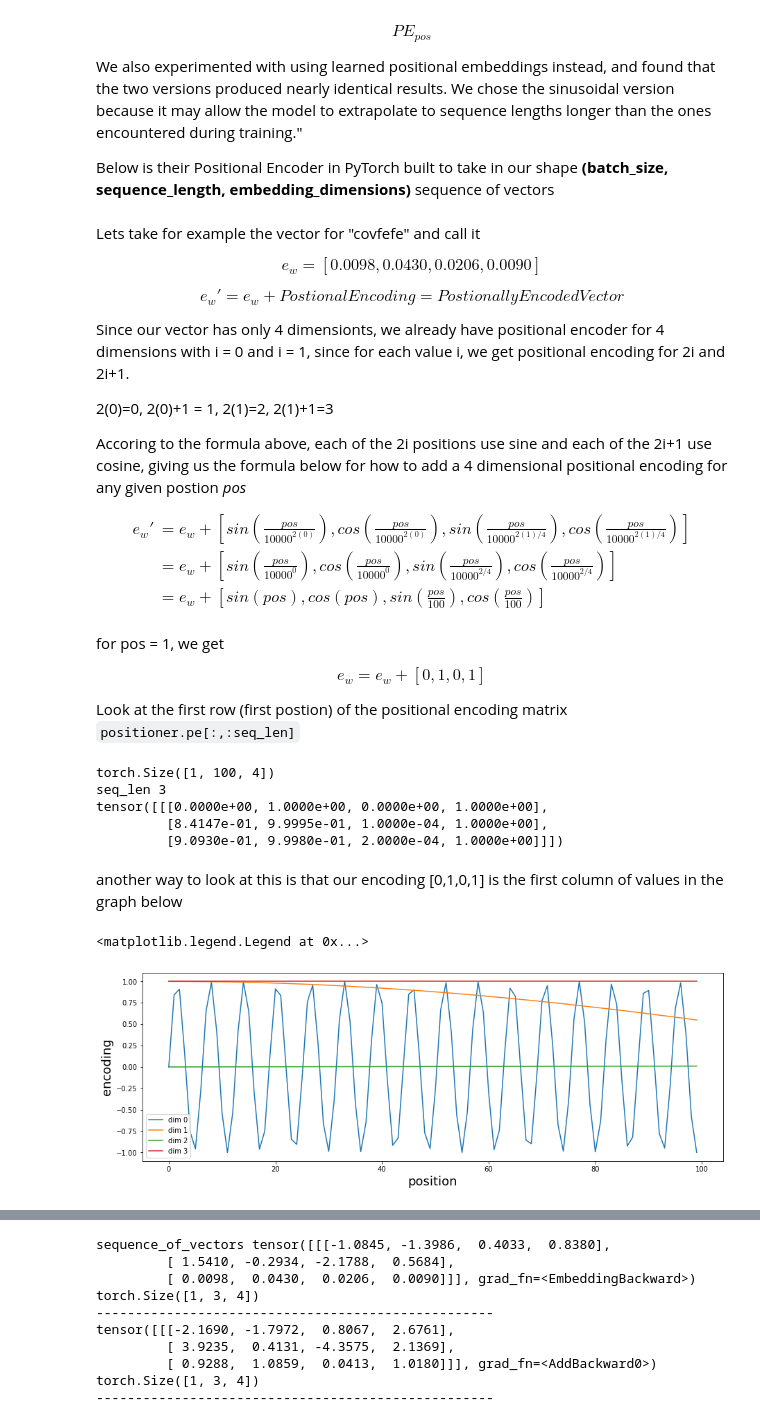
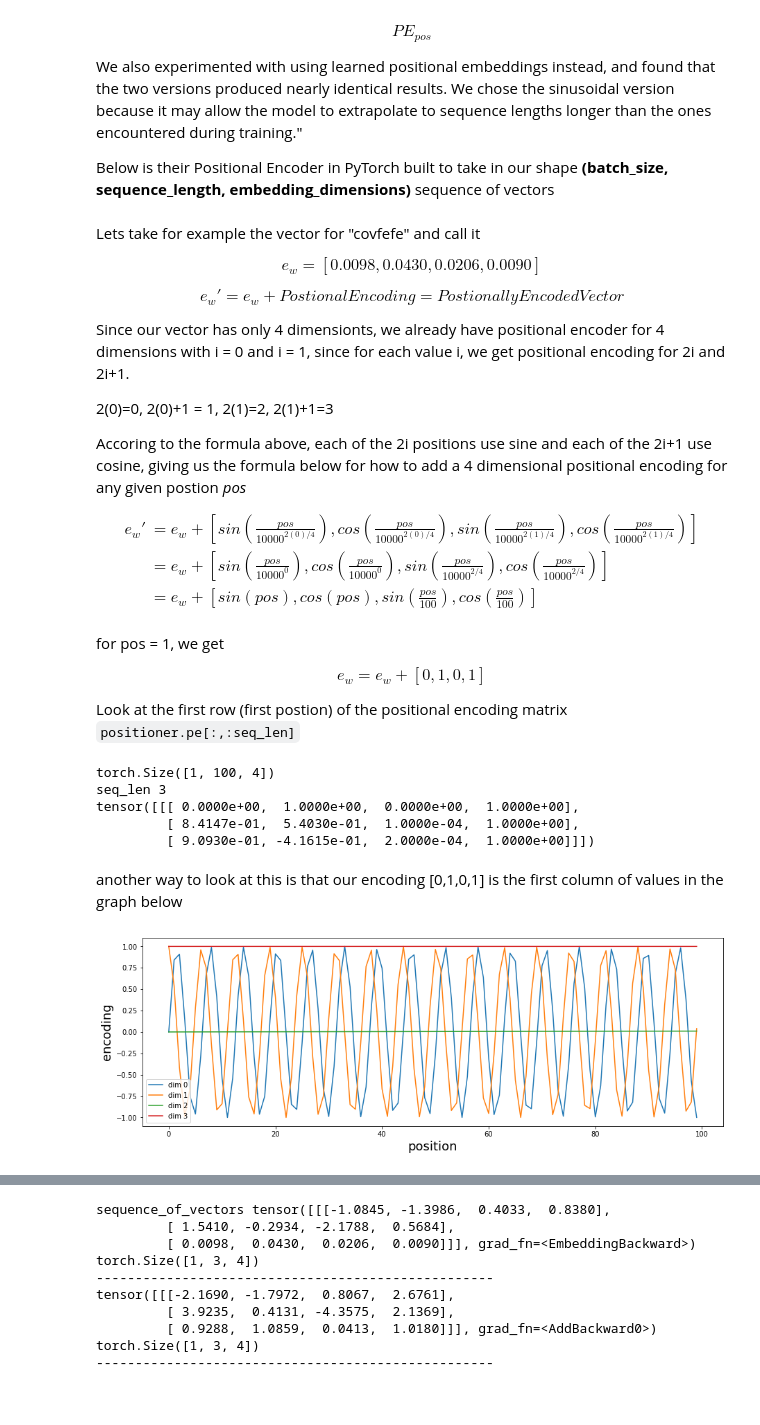
Before and after one commit to chloerobotics/chloebot, a Jupyter notebook: notebooks/Elements.ipynb, the cells around one changed output, grey strips where cells are left out. Cells and saved outputs as stored; diff of their text form; code cells hidden in the pictures.

Commit message:
fixed positional encoder

```diff
--- a/notebooks/Elements.ipynb
+++ b/notebooks/Elements.ipynb
@@ -182,8 +180,9 @@ class PositionalEncoder(nn.Module):
         pe = torch.zeros(max_seq_len, d_model)
         for pos in range(max_seq_len):
             for i in range(0, d_model, 2):
+
                 pe[pos, i] = math.sin(pos / (10000 ** ((2 * i)/d_model)))
-                pe[pos, i + 1] = math.cos(pos / (10000 ** ((2 * (i + 1))/d_model)))
+                pe[pos, i + 1] = math.cos(pos / (10000 ** ((2 * i)/d_model)))
         pe = pe.unsqueeze(0) # add a batch dimention to your pe matrix
         self.register_buffer('pe', pe)
 
@@ -213,7 +212,7 @@ Since our vector has only 4 dimensionts, we already have positional encoder for
 
 Accoring to the formula above, each of the 2i positions use sine and each of the 2i+1 use cosine, giving us the formula below for how to add a 4 dimensional positional encoding for any given postion *pos*
 
-$$\begin{align*}e_{w}'&= e_{w} + \left[sin\left(\frac{pos}{10000^{2(0)}}\right), cos\left(\frac{pos}{10000^{2(0)}}\right),sin\left(\frac{pos}{10000^{2(1)/4}}\right),cos\left(\frac{pos}{10000^{2(1)/4}}\right)\right]\\
+$$\begin{align*}e_{w}'&= e_{w} + \left[sin\left(\frac{pos}{10000^{2(0)/4}}\right), cos\left(\frac{pos}{10000^{2(0)/4}}\right),sin\left(\frac{pos}{10000^{2(1)/4}}\right),cos\left(\frac{pos}{10000^{2(1)/4}}\right)\right]\\
 &= e_{w} + \left[sin\left(\frac{pos}{10000^{0}}\right), cos\left(\frac{pos}{10000^{0}}\right),sin\left(\frac{pos}{10000^{2/4}}\right),cos\left(\frac{pos}{10000^{2/4}}\right)\right]\\
 &=e_{w} + \left[sin\left(pos\right), cos\left(pos\right),sin\left(\frac{pos}{100}\right),cos\left(\frac{pos}{100}\right)\right]\\
 \end{align*}$$
@@ -224,28 +223,28 @@ $$e_{w}=e_{w} + [0,1,0,1]$$
 
 Look at the first row (first postion) of the positional encoding matrix `positioner.pe[:,:seq_len]`
 # %%
-seq_len = sequence_of_vectors.size(1)
-
 if teaching:
+    seq_len = sequence_of_vectors.size(1)
     positioner = PositionalEncoder(d_model=4, max_seq_len=100, dropout=0.0)
+    #positioner = PositionalEncoding(d_model = 4, dropout=0.0, max_len=100)
     print(positioner.pe.shape)
     print('seq_len',seq_len)
     print(positioner.pe[:,:seq_len])
 # %% [output]
 torch.Size([1, 100, 4])
 seq_len 3
-tensor([[[0.0000e+00, 1.0000e+00, 0.0000e+00, 1.0000e+00],
-         [8.4147e-01, 9.9995e-01, 1.0000e-04, 1.0000e+00],
-         [9.0930e-01, 9.9980e-01, 2.0000e-04, 1.0000e+00]]])
+tensor([[[ 0.0000e+00,  1.0000e+00,  0.0000e+00,  1.0000e+00],
+         [ 8.4147e-01,  5.4030e-01,  1.0000e-04,  1.0000e+00],
+         [ 9.0930e-01, -4.1615e-01,  2.0000e-04,  1.0000e+00]]])
 # %% [markdown]
 another way to look at this is that our encoding [0,1,0,1] is the first column of values in the graph below
 # %%
-plt.figure(figsize=(15, 5))
-y = positioner(Variable(torch.zeros(1, 100, 4)))
-plt.plot(np.arange(100), y[0, :, :4].data.numpy())
-plt.xlabel('position', fontsize=18)
-plt.ylabel('encoding', fontsize=18)
-plt.legend(["dim %d"%p for p in [0,1,2,3]])
+if teaching:
+    plt.figure(figsize=(15, 5))
+    y = positioner(Variable(torch.zeros(1, 100, 4)))
+    plt.plot(np.arange(100), y[0, :, :].data.numpy())
+    plt.xlabel('position', fontsize=18)
+    plt.ylabel('encoding', fontsize=18)
+    plt.legend(["dim %d"%p for p in [0,1,2,3]])
 # %% [output]
-<matplotlib.legend.Legend at 0x...>
-[figure, old version]
+[figure, new version]
```
Also changed, not shown: parts of 7 cells of this notebook, 5 other files.
